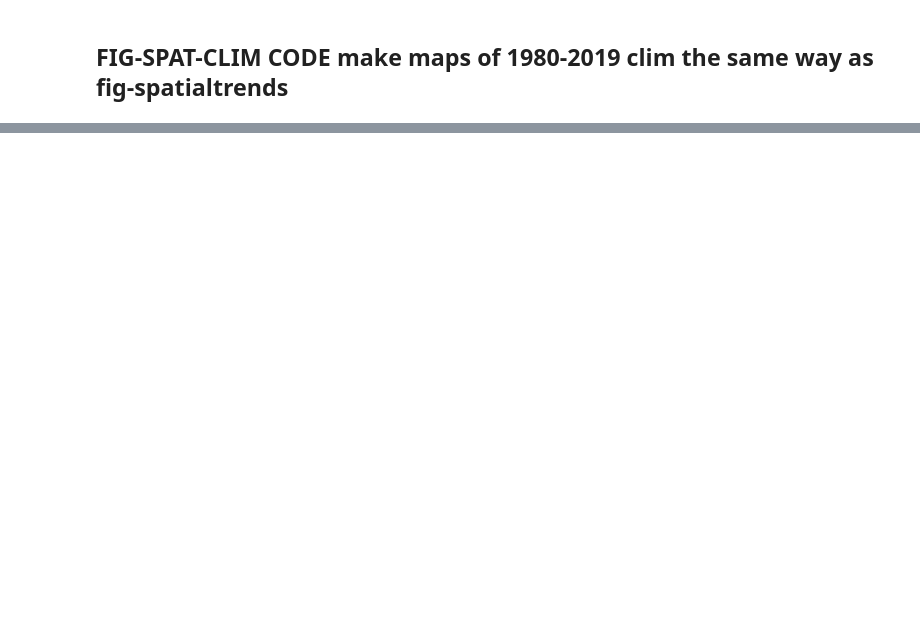
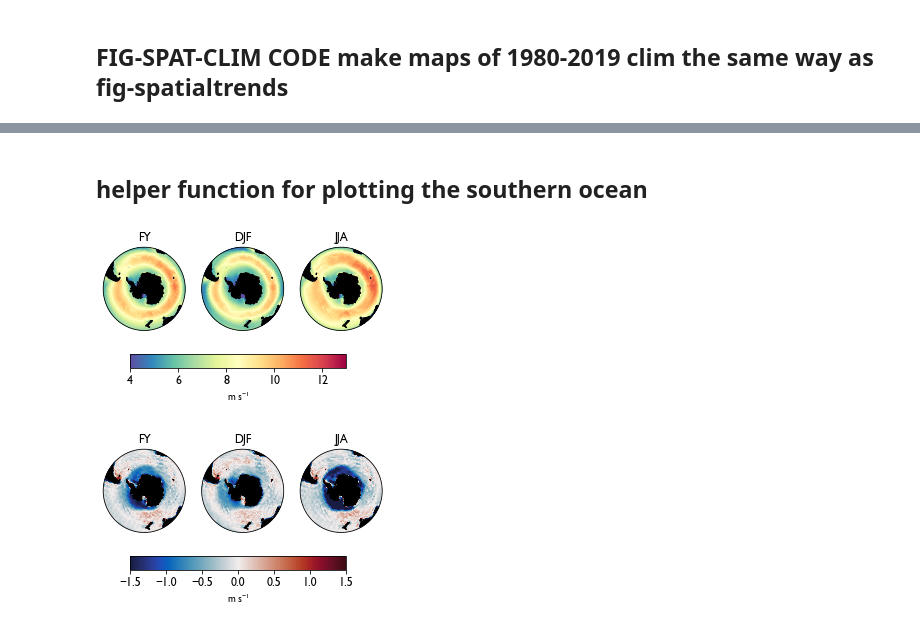
Before and after one commit to tjarnikova/windEval, a Jupyter notebook: plottingCode/Fig-spat-clim.ipynb, the cells around one changed output, grey strips where cells are left out. Saved outputs shown, nothing was run; the diff lists cells and outputs as text; code cells hidden in the pictures; blank space fills up the shorter version.

Commit message:
spat clim

```diff
--- a/plottingCode/Fig-spat-clim.ipynb
+++ b/plottingCode/Fig-spat-clim.ipynb
@@ -681,0 +270,2 @@ plt.savefig('./plts/Fig-spat-clim-labels.jpg',dpi = 300, bbox_inches='tight')
+# %% [markdown]
+## helper function for plotting the southern ocean
@@ -681,0 +321,71 @@ plt.savefig('./plts/Fig-spat-clim-labels.jpg',dpi = 300, bbox_inches='tight')
+# %%
+### colorbar for era
+fs = 12
+seas = ['FY','DJF','JJA']
+fig = plt.figure(figsize=[5, 2])
+ind = 1
+dats = [erafy, eradjf, erajja]
+tcm = 'Spectral_r'; botbound = 4; topbound = 13; tint = 2
+fnam = './plts-gill/Fig-spat-clim-ERA.jpg'
+
+for tseas in seas:
+
+    ax1 = fig.add_subplot(1, 3, ind, projection=ccrs.Orthographic(0, -90))
+
+    lats = erafy.lat
+    lons = erafy.lon
+
+    if ind < 3:
+        tcbr = False
+    else:
+        tcbr = True
+    tit = ''
+    if ind < 4 :
+        tit = f'{tseas}'
+    test = dats[ind-1].wspd10m.values
+    test = np.squeeze(test)
+    bc = plot_southern(fig, ax1, lons, lats, test, botbound,
+                  topbound, np.arange(botbound,topbound,tint), fs = fs,
+                  tit =tit, cbarlab = 'm s$^{-1}$', tcmap = tcm, lm = True, cbr = tcbr,\
+                      ccoords = [0.2, -0.05, .6, .1])
+    ind = ind+1
+
+plt.tight_layout()
+fig.savefig(fnam, dpi = 300, bbox_inches='tight')
+
+
+### colorbar for difference
+fig = plt.figure(figsize=[5, 2])
+ind = 1
+botbound = -1.5; topbound = 1.5; tint = 0.5; tcm = cm.balance
+dats = [ncarfy-erafy, ncardjf-eradjf, ncarjja-erajja]
+fnam = './plts-gill/Fig-spat-clim-diff.jpg'
+
+
+for tseas in seas:
+
+    ax1 = fig.add_subplot(1, 3, ind, projection=ccrs.Orthographic(0, -90))
+
+    lats = erafy.lat
+    lons = erafy.lon
+
+    if ind < 3:
+        tcbr = False
+    else:
+        tcbr = True
+    tit = ''
+    if ind < 4 :
+        tit = f'{tseas}'
+    test = dats[ind-1].wspd10m.values
+    test = np.squeeze(test)
+    bc = plot_southern(fig, ax1, lons, lats, test, botbound,
+                  topbound, np.arange(botbound,topbound,tint), fs = fs,
+                  tit =tit, cbarlab = 'm s$^{-1}$', tcmap = tcm, lm = True, cbr = tcbr,\
+                      ccoords = [0.2, -0.05, .6, .1])
+    ind = ind+1
+
+plt.tight_layout()
+fig.savefig(fnam, dpi = 300, bbox_inches='tight')
+# %% [output]
+[figure, added]
+[figure, added]
```
Also changed, not shown: parts of 21 cells of this notebook.
